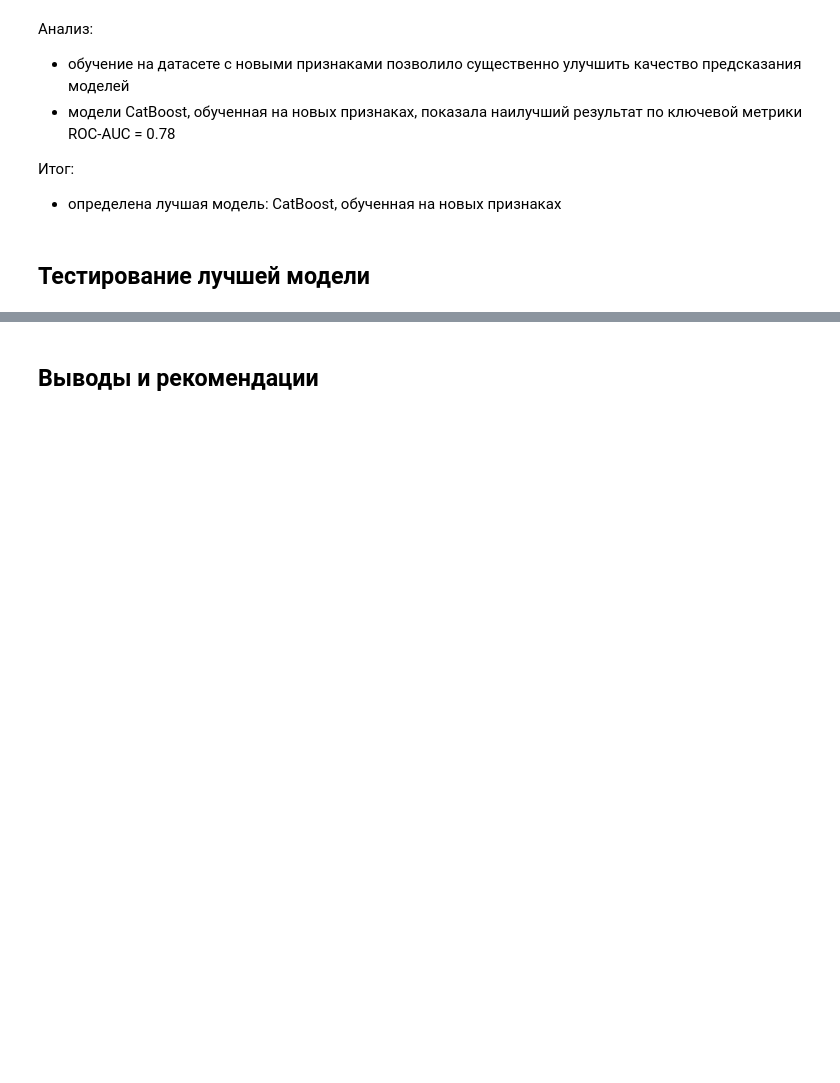
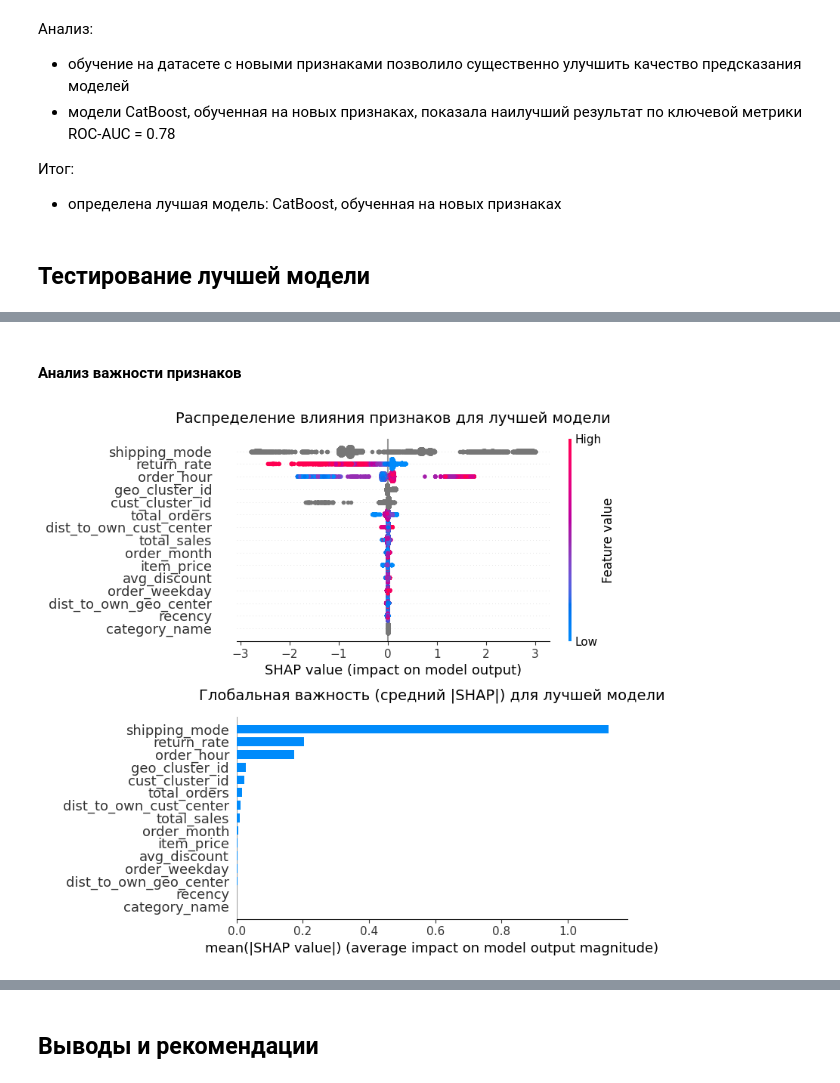
Before and after one commit to Plakhotniuk/practicum_ds, a Jupyter notebook: ml/unsupervised_learning/project/order_cancellation_risk.ipynb, the cells around one changed output, grey strips where cells are left out. Saved outputs shown, nothing was run; the diff lists cells and outputs as text; code cells hidden in the pictures; blank space fills up the shorter version.

```diff
--- a/ml/unsupervised_learning/project/order_cancellation_risk.ipynb
+++ b/ml/unsupervised_learning/project/order_cancellation_risk.ipynb
@@ -1411,0 +1438,30 @@ plot_auc_roc_curve(
+# %% [markdown]
+#### Анализ важности признаков
+# %%
+def show_shap_analysis(model, name, X_data):
+
+    explainer = shap.TreeExplainer(model)
+    shap_values = explainer.shap_values(X_data)
+
+    fig, axes = plt.subplots(2, 1)
+
+    plt.sca(axes[0])
+    shap.summary_plot(shap_values, X_data, plot_type="dot", show=False)
+    axes[0].set_title(
+        f"Распределение влияния признаков для {name}", fontsize=14, pad=15
+    )
+
+    plt.sca(axes[1])
+    shap.summary_plot(shap_values, X_data, plot_type="bar", show=False)
+    axes[1].set_title(
+        f"Глобальная важность (средний |SHAP|) для {name}",
+        fontsize=14,
+        pad=15,
+    )
+
+    plt.tight_layout()
+    plt.show()
+# %%
+show_shap_analysis(cbc_model_mod_feat, 'лучшей модели', X_test_mod)
+# %% [output]
+[figure, added]
```
Also changed, not shown: parts of 17 cells of this notebook.
